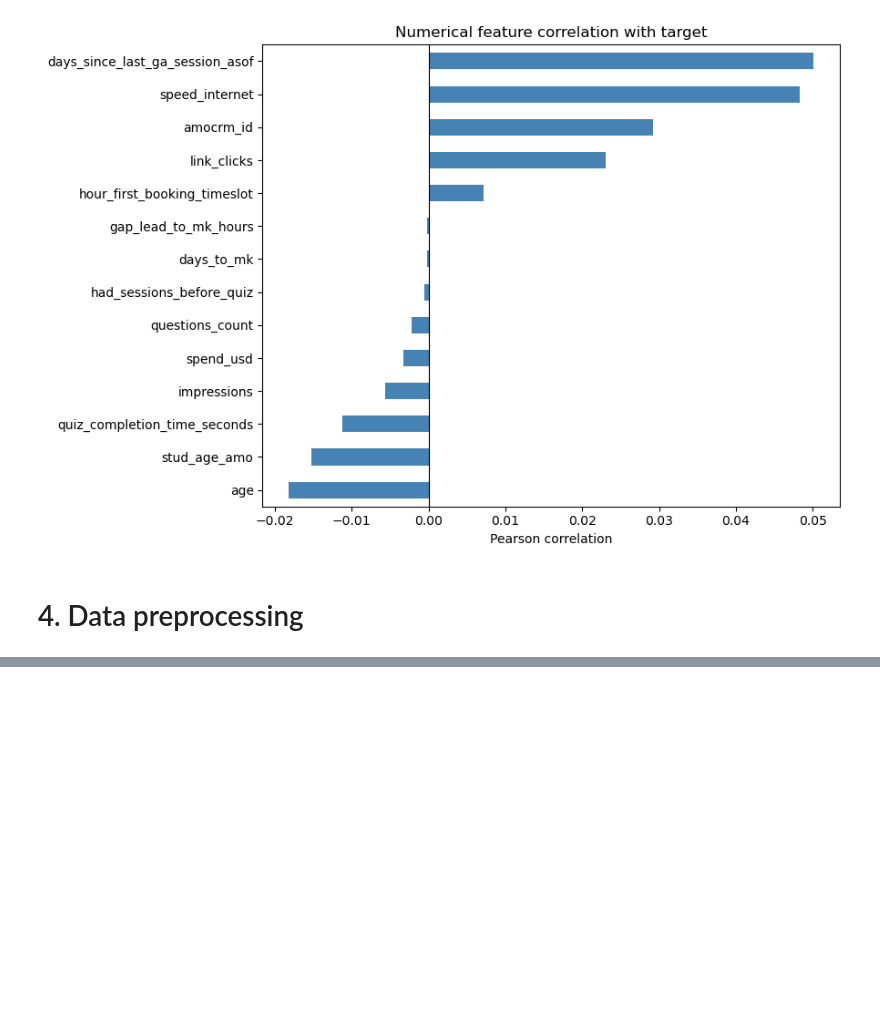
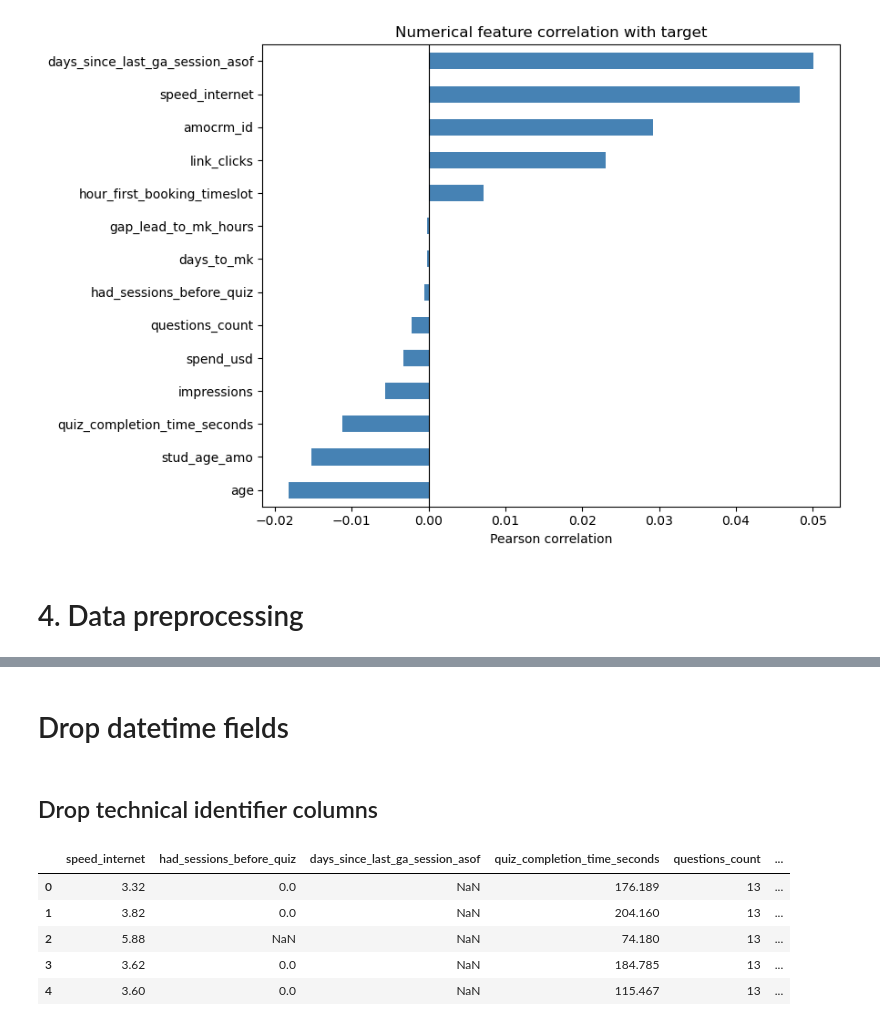
Before and after one commit to AlinaYakubova/Thesis_DTM_Trial_Class_Prediction, a Jupyter notebook: Main_script_diploma.ipynb, the cells around one changed output, grey strips where cells are left out. Saved outputs shown, nothing was run; the diff lists cells and outputs as text; code cells hidden in the pictures; blank space fills up the shorter version.

Commit message:
add data preprocessing

```diff
--- a/Main_script_diploma.ipynb
+++ b/Main_script_diploma.ipynb
@@ -863,0 +961,29 @@ plt.show()
+# %%
+df = fill_categorical_missing_with_unknown(df)
+# %% [markdown]
+# Drop datetime fields
+# %%
+def drop_datetime_columns(df: pd.DataFrame) -> pd.DataFrame:
+    dt_cols = [
+        c for c in df.columns
+        if is_datetime64_any_dtype(df[c]) or isinstance(df[c].dtype, pd.DatetimeTZDtype)
+    ]
+    return df.drop(columns=dt_cols)
+# %%
+df = drop_datetime_columns(df)
+# %% [markdown]
+## Drop technical identifier columns
+# %%
+df = df.drop(
+    columns=["amocrm_id"],
+    errors="ignore"
+)
+# %%
+df.head()
+# %% [output]
+|  | speed_internet | had_sessions_before_quiz | days_since_last_ga_session_asof | quiz_completion_time_seconds | questions_count | ... |
+| 0 | 3.32 | 0.0 | NaN | 176.189 | 13 | ... |
+| 1 | 3.82 | 0.0 | NaN | 204.160 | 13 | ... |
+| 2 | 5.88 | NaN | NaN | 74.180 | 13 | ... |
+| 3 | 3.62 | 0.0 | NaN | 184.785 | 13 | ... |
+| 4 | 3.60 | 0.0 | NaN | 115.467 | 13 | ... |
```
Also changed, not shown: parts of 9 cells of this notebook.
